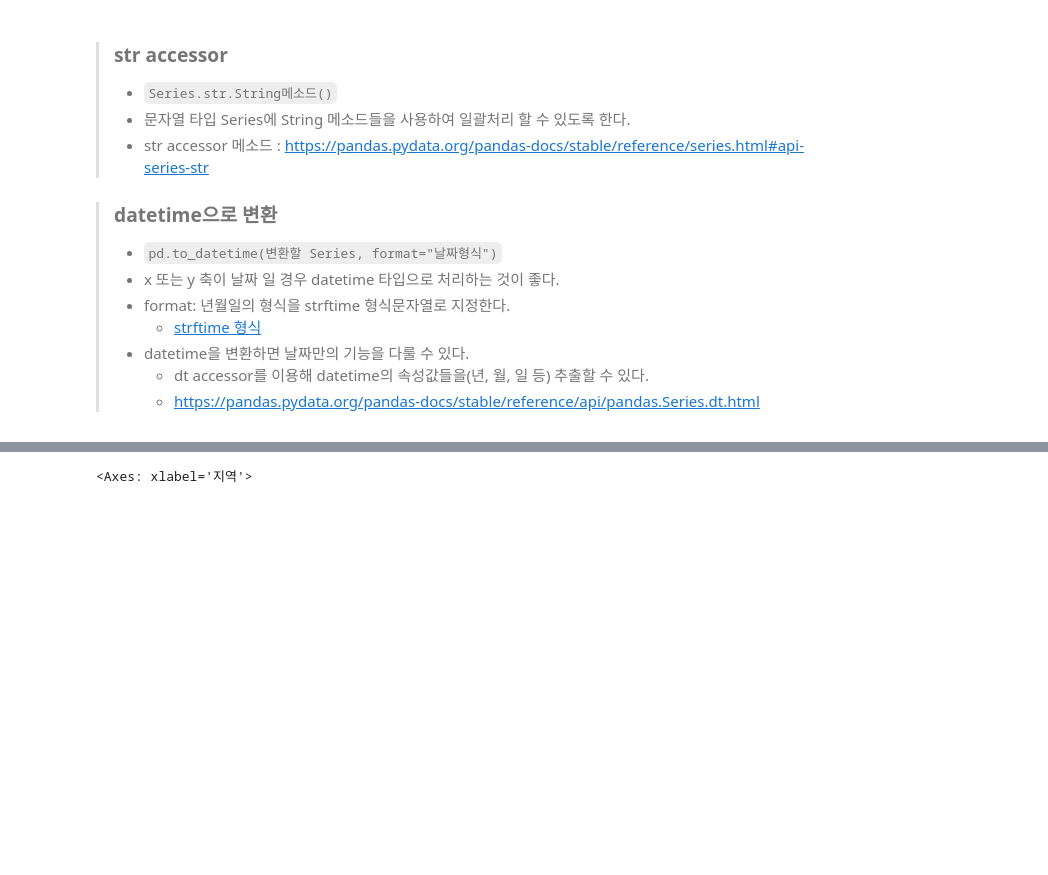
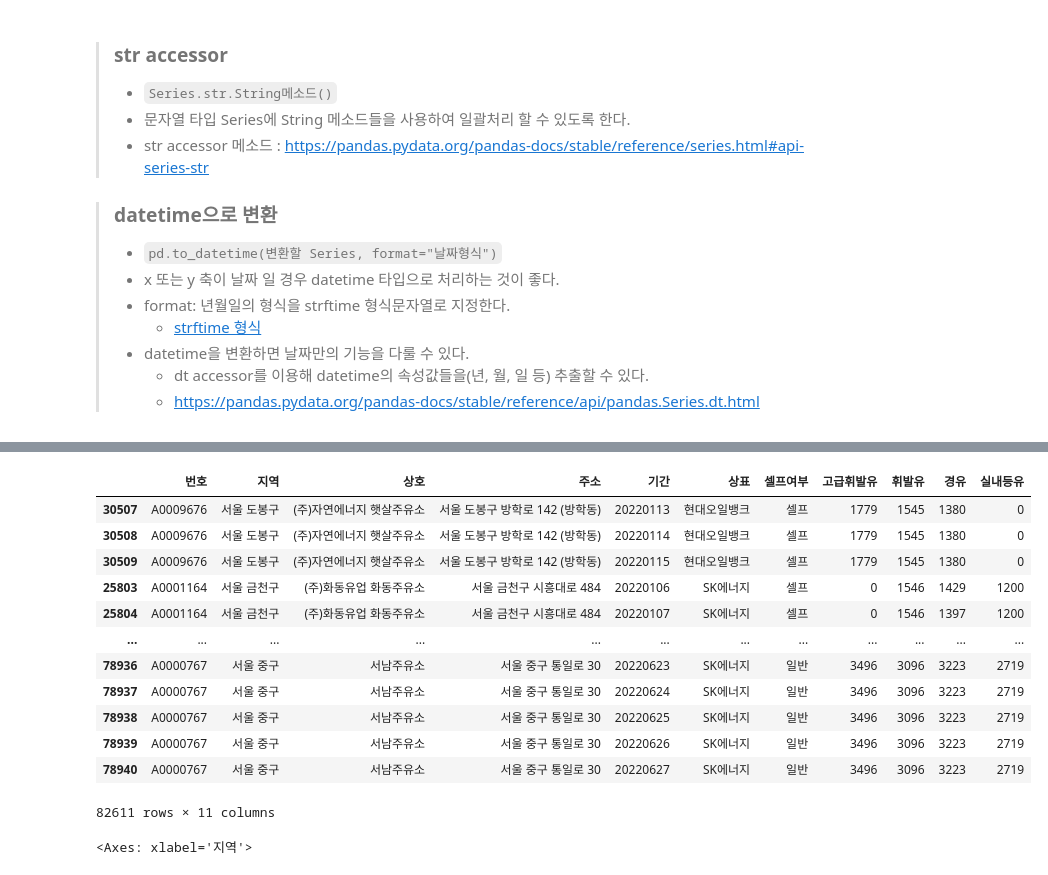
Before and after one commit to Hyunzuny/classes, a Jupyter notebook: 05.시각화/주유소예제/서울시 주유소 유가 데이터 분석.ipynb, the cells around one changed output, grey strips where cells are left out. Drawn from its saved outputs; the diff is of its cells as text; code cells hidden in the pictures; blank space fills up the shorter version.

```diff
--- a/05.시각화/주유소예제/서울시 주유소 유가 데이터 분석.ipynb
+++ b/05.시각화/주유소예제/서울시 주유소 유가 데이터 분석.ipynb
@@ -206,3 +309,19 @@ result[result['휘발유']>0].sort_values('휘발유').head()
+# %%
+df.query('휘발유 !=0').sort_values(['휘발유', '기간'])
+# %% [output]
+|  | 번호 | 지역 | 상호 | 주소 | 기간 | 상표 | 셀프여부 | 고급휘발유 | 휘발유 | 경유 | 실내등유 |
+| 30507 | A0009676 | 서울 도봉구 | (주)자연에너지 햇살주유소 | 서울 도봉구 방학로 142 (방학동) | 20220113 | 현대오일뱅크 | 셀프 | 1779 | 1545 | 1380 | 0 |
+| 30508 | A0009676 | 서울 도봉구 | (주)자연에너지 햇살주유소 | 서울 도봉구 방학로 142 (방학동) | 20220114 | 현대오일뱅크 | 셀프 | 1779 | 1545 | 1380 | 0 |
+| 30509 | A0009676 | 서울 도봉구 | (주)자연에너지 햇살주유소 | 서울 도봉구 방학로 142 (방학동) | 20220115 | 현대오일뱅크 | 셀프 | 1779 | 1545 | 1380 | 0 |
+| 25803 | A0001164 | 서울 금천구 | (주)화동유업 화동주유소 | 서울 금천구 시흥대로 484 | 20220106 | SK에너지 | 셀프 | 0 | 1546 | 1429 | 1200 |
+| 25804 | A0001164 | 서울 금천구 | (주)화동유업 화동주유소 | 서울 금천구 시흥대로 484 | 20220107 | SK에너지 | 셀프 | 0 | 1546 | 1397 | 1200 |
+| ... | ... | ... | ... | ... | ... | ... | ... | ... | ... | ... | ... |
+| 78936 | A0000767 | 서울 중구 | 서남주유소 | 서울 중구 통일로 30 | 20220623 | SK에너지 | 일반 | 3496 | 3096 | 3223 | 2719 |
+| 78937 | A0000767 | 서울 중구 | 서남주유소 | 서울 중구 통일로 30 | 20220624 | SK에너지 | 일반 | 3496 | 3096 | 3223 | 2719 |
+| 78938 | A0000767 | 서울 중구 | 서남주유소 | 서울 중구 통일로 30 | 20220625 | SK에너지 | 일반 | 3496 | 3096 | 3223 | 2719 |
+| 78939 | A0000767 | 서울 중구 | 서남주유소 | 서울 중구 통일로 30 | 20220626 | SK에너지 | 일반 | 3496 | 3096 | 3223 | 2719 |
+| 78940 | A0000767 | 서울 중구 | 서남주유소 | 서울 중구 통일로 30 | 20220627 | SK에너지 | 일반 | 3496 | 3096 | 3223 | 2719 |
+82611 rows × 11 columns
 # %%
 # 고급휘발유 가격이 가장 비싼 5개 행 조회
 result.sort_values('고급휘발유', ascending= False).head()
```
Also changed, not shown: parts of 18 cells of this notebook, 2 other files.
